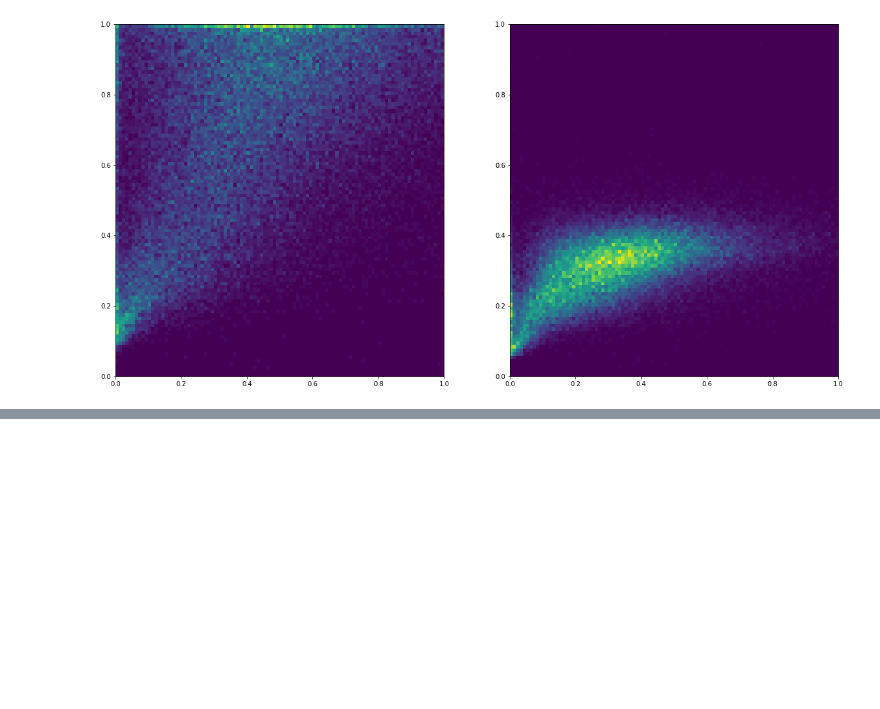
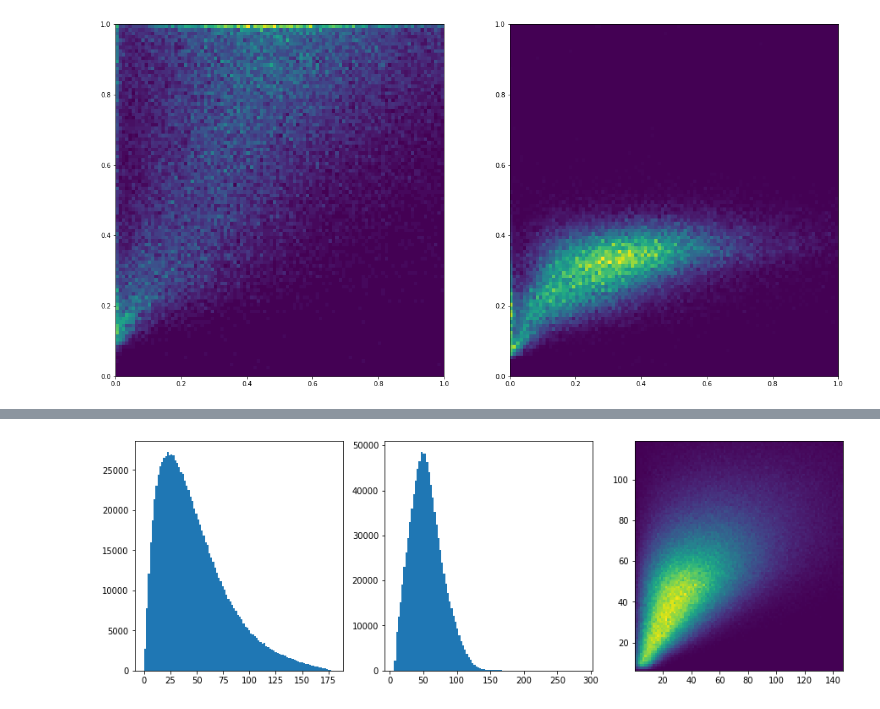
Before and after one commit to Vinther901/Neutrino-Machine-Learning, a Jupyter notebook: oscNext_prediction_plotter.ipynb, the cells around one changed output, grey strips where cells are left out. Cells and saved outputs as stored; diff of their text form; code cells hidden in the pictures; blank space fills up the shorter version.

```diff
--- a/oscNext_prediction_plotter.ipynb
+++ b/oscNext_prediction_plotter.ipynb
@@ -103,0 +152,18 @@ ax[1].hist2d(df_data.zenith_sigma,ze_sigma*np.pi/180,bins=100,range=((0,1),(0,1)
+# %%
+def Omega(azp,zep,azt,zet):
+    s1 = np.sin( zet + azt - azp )
+    s2 = np.sin( zet - azt + azp )
+    c1 = np.cos( zet - zep )
+    c2 = np.cos( zet + zep )
+    return np.arccos(0.5*np.abs(np.sin(zep))*( s1 + s2 ) + 0.5*(c1 + c2))
+
+solidA = Omega(df.azimuth_pred, df.zenith_pred, df.azimuth, df.zenith)*180/np.pi
+sigma = df.pred_sigma*180/np.pi
+# %%
+fig, ax = plt.subplots(figsize=(15,5),ncols=3)
+ax[0].hist(solidA,bins=bins);
+ax[1].hist(sigma,bins=bins);
+# ax[2].hist(solidA/sigma,bins=bins);
+ax[2].hist2d(solidA,sigma,bins=bins,range=(np.quantile(solidA,(0,0.99)),np.quantile(sigma,(0,0.99))));
+# %% [output]
+[figure, added]
```
Also changed, not shown: parts of 9 cells of this notebook, 25 other files.
